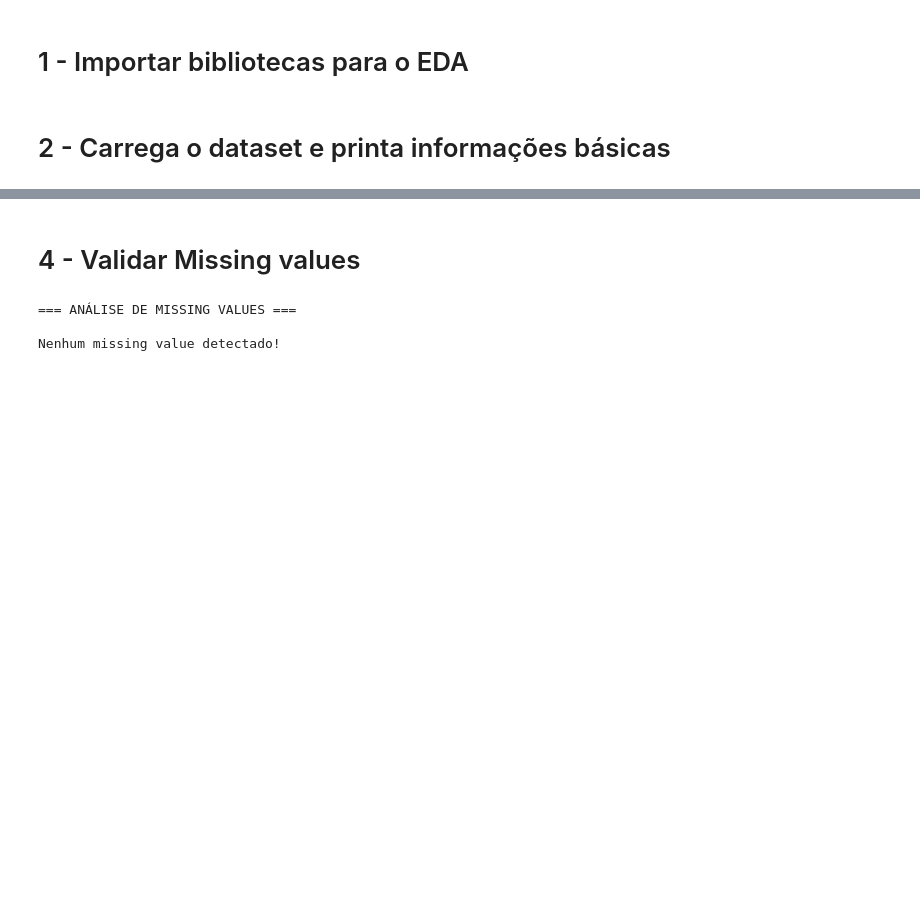
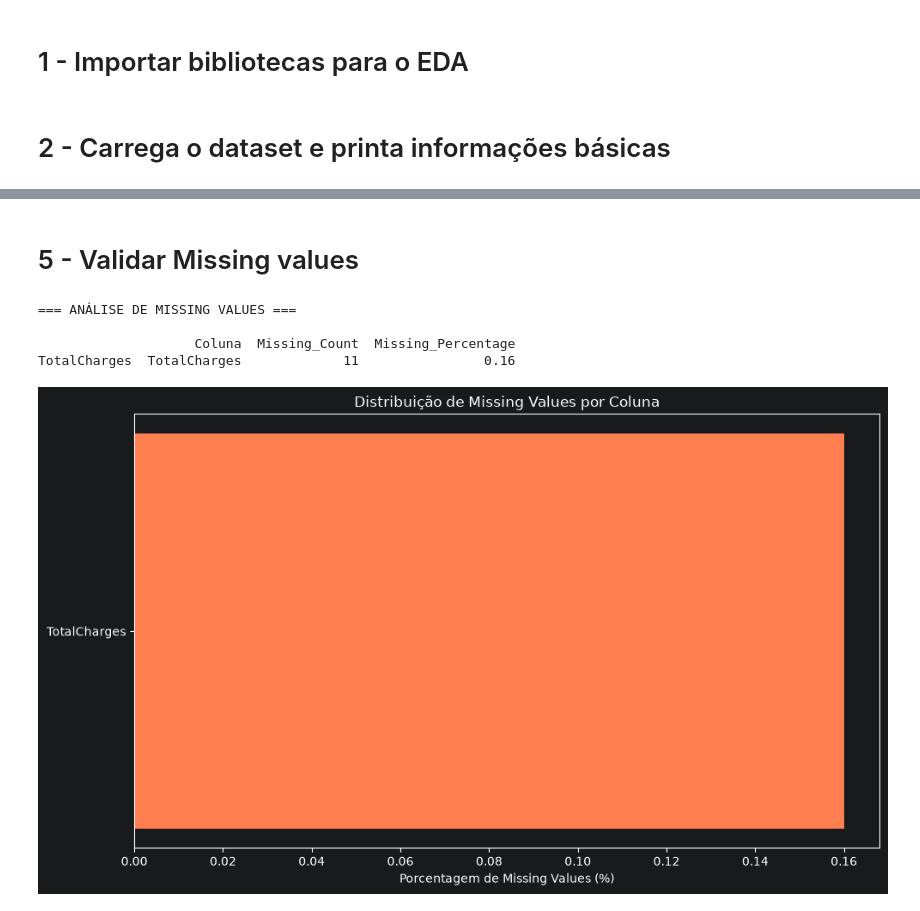
Before and after one commit to EberteSampaio/tech-challenge-customer-churn, a Jupyter notebook: notebooks/01_eda.ipynb, the cells around one changed output, grey strips where cells are left out. Cells and saved outputs as stored; diff of their text form; code cells hidden in the pictures; blank space fills up the shorter version.

```diff
--- a/notebooks/01_eda.ipynb
+++ b/notebooks/01_eda.ipynb
@@ -74,29 +84,29 @@ max             NaN   NaN
 # %% [markdown]
-# 4 - Validar Missing values
+# 5 - Validar Missing values
 # %%
-df.rename(columns={'Churn': 'target'}, inplace=True)
-df['target'] = df['target'].map({'Yes': 1, 'No': 0})
-df['TotalCharges'] = df['TotalCharges'].fillna(0)
 print("=== ANÁLISE DE MISSING VALUES ===\n")
 missing_values = pd.DataFrame({
-   'Coluna': df.columns,
-   'Missing_Count': df.isnull().sum(),
-   'Missing_Percentage': (df.isnull().sum() / len(df) * 100).round(2)
+    "Coluna": df.columns,
+    "Missing_Count": df.isnull().sum(),
+    "Missing_Percentage": (df.isnull().sum() / len(df) * 100).round(2)
 })
-missing_values = missing_values[missing_values['Missing_Count'] > 0].sort_values(
-   by='Missing_Percentage', ascending=False
+missing_values = missing_values[missing_values["Missing_Count"] > 0].sort_values(
+    by="Missing_Percentage", ascending=False
 )
+
 if len(missing_values) > 0:
-   print(missing_values)
-   plt.figure(figsize=(10, 6))
-   plt.barh(missing_values['Coluna'], missing_values['Missing_Percentage'], color='coral')
-   plt.xlabel('Porcentagem de Missing Values (%)')
-   plt.title('Distribuição de Missing Values por Coluna')
-   plt.tight_layout()
-   plt.show()
+    print(missing_values)
+    plt.figure(figsize=(10, 6))
+    plt.barh(missing_values["Coluna"], missing_values["Missing_Percentage"], color="coral")
+    plt.xlabel("Porcentagem de Missing Values (%)")
+    plt.title("Distribuição de Missing Values por Coluna")
+    plt.tight_layout()
+    plt.show()
 else:
-   print("Nenhum missing value detectado!")
+    print("Nenhum missing value detectado!")
 # %% [output]
 === ANÁLISE DE MISSING VALUES ===
 
-Nenhum missing value detectado!
+                    Coluna  Missing_Count  Missing_Percentage
+TotalCharges  TotalCharges             11                0.16
+[figure, added]
```
Also changed, not shown: parts of 21 cells of this notebook.
